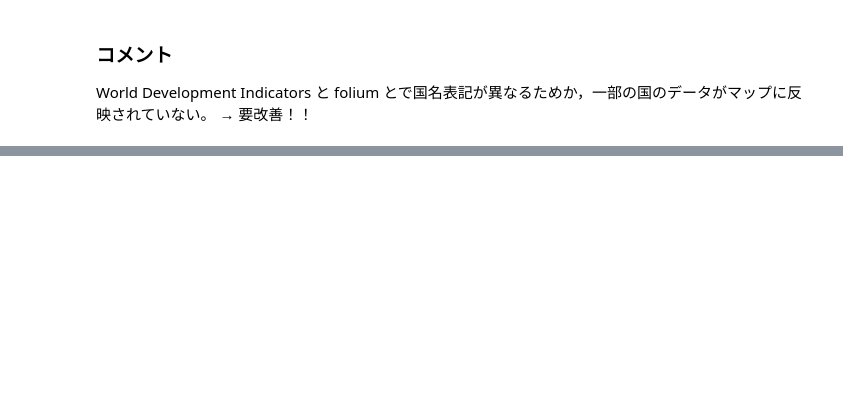
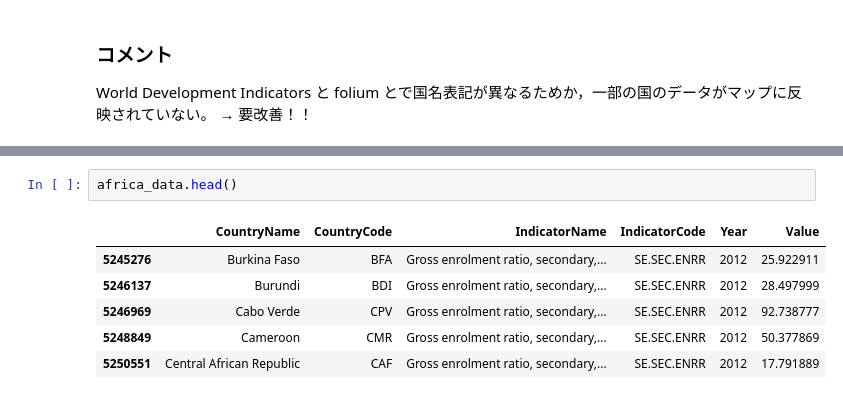
Before and after one commit to ymuto0302/base2_2020, a Jupyter notebook: GIS4_WDI.ipynb, the cells around one changed output, grey strips where cells are left out. Saved outputs shown, nothing was run; the diff lists cells and outputs as text; blank space fills up the shorter version.

```diff
--- a/GIS4_WDI.ipynb
+++ b/GIS4_WDI.ipynb
@@ -384,0 +626,9 @@ World Development Indicators と folium とで国名表記が異なるためか
+# %%
+africa_data.head()
+# %% [output]
+|  | CountryName | CountryCode | IndicatorName | IndicatorCode | Year | Value |
+| 5245276 | Burkina Faso | BFA | Gross enrolment ratio, secondary,... | SE.SEC.ENRR | 2012 | 25.922911 |
+| 5246137 | Burundi | BDI | Gross enrolment ratio, secondary,... | SE.SEC.ENRR | 2012 | 28.497999 |
+| 5246969 | Cabo Verde | CPV | Gross enrolment ratio, secondary,... | SE.SEC.ENRR | 2012 | 92.738777 |
+| 5248849 | Cameroon | CMR | Gross enrolment ratio, secondary,... | SE.SEC.ENRR | 2012 | 50.377869 |
+| 5250551 | Central African Republic | CAF | Gross enrolment ratio, secondary,... | SE.SEC.ENRR | 2012 | 17.791889 |
```
Also changed, not shown: parts of 28 cells of this notebook.
